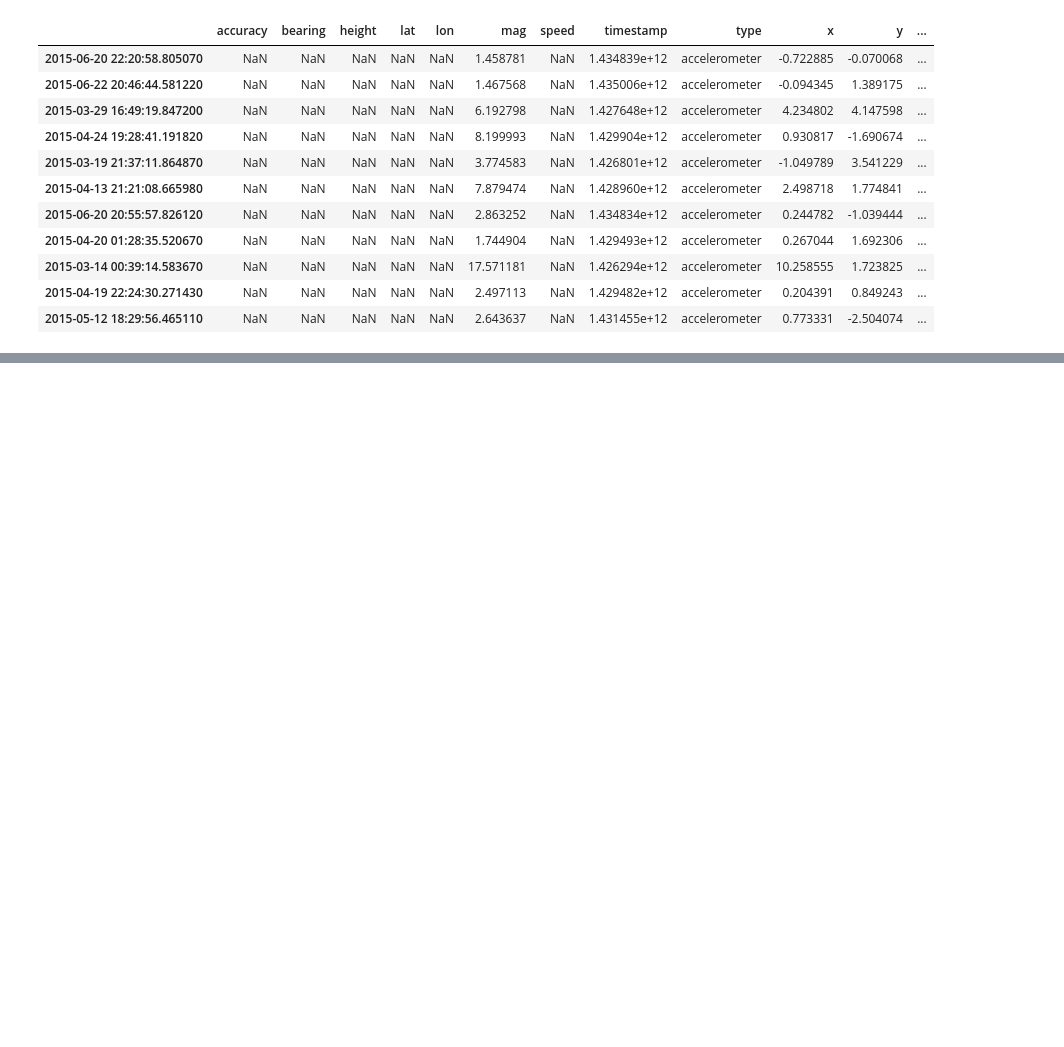
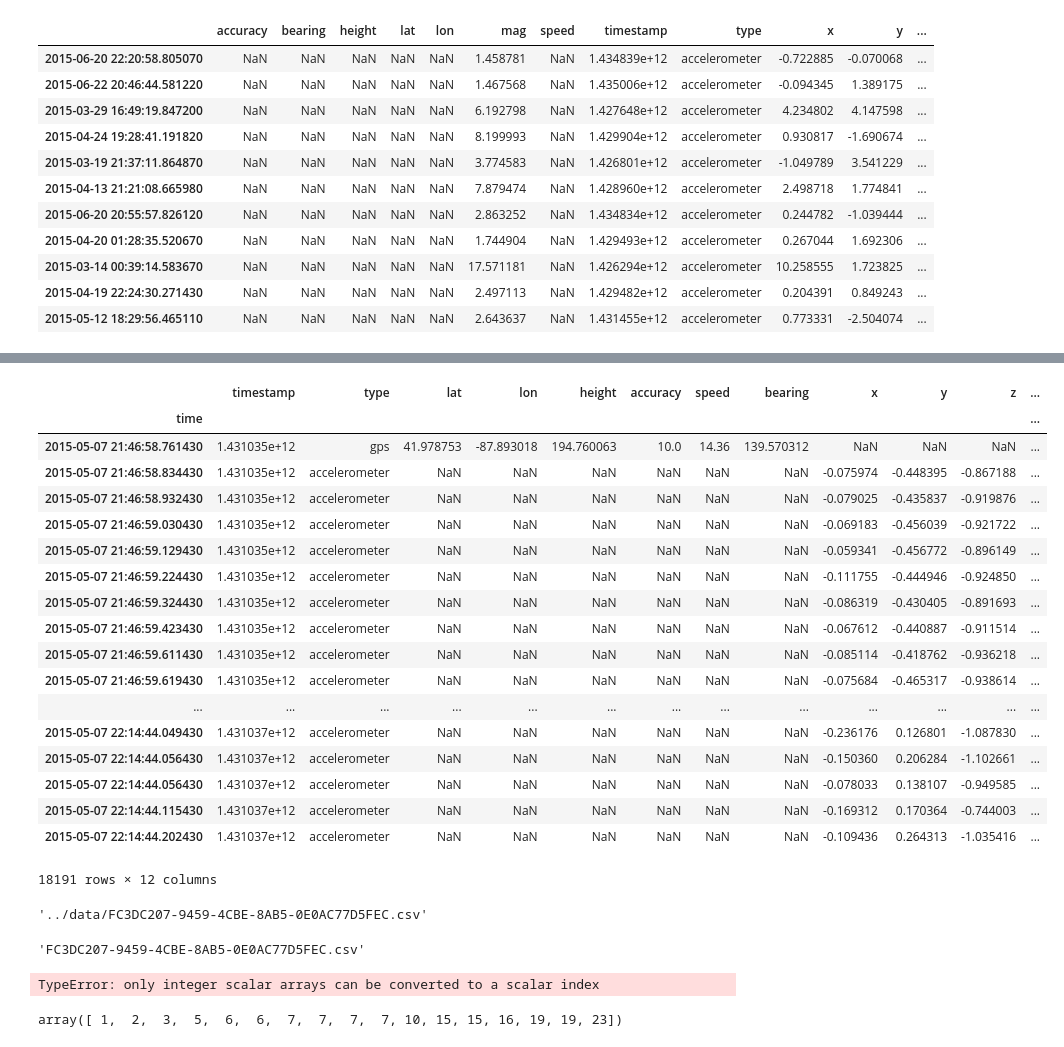
Before and after one commit to scottclay/Crash_Detection, a Jupyter notebook: notebooks/06.ipynb, the cells around one changed output, grey strips where cells are left out. Saved outputs shown, nothing was run; the diff lists cells and outputs as text; code cells hidden in the pictures; blank space fills up the shorter version.

```diff
--- a/notebooks/06.ipynb
+++ b/notebooks/06.ipynb
@@ -360,0 +447,38 @@ test
+# %%
+sorted_dfs[0]
+# %% [output]
+|  | timestamp | type | lat | lon | height | accuracy | speed | bearing | x | y | z | ... |
+| time |  |  |  |  |  |  |  |  |  |  |  | ... |
+| 2015-05-07 21:46:58.761430 | 1.431035e+12 | gps | 41.978753 | -87.893018 | 194.760063 | 10.0 | 14.36 | 139.570312 | NaN | NaN | NaN | ... |
+| 2015-05-07 21:46:58.834430 | 1.431035e+12 | accelerometer | NaN | NaN | NaN | NaN | NaN | NaN | -0.075974 | -0.448395 | -0.867188 | ... |
+| 2015-05-07 21:46:58.932430 | 1.431035e+12 | accelerometer | NaN | NaN | NaN | NaN | NaN | NaN | -0.079025 | -0.435837 | -0.919876 | ... |
+| 2015-05-07 21:46:59.030430 | 1.431035e+12 | accelerometer | NaN | NaN | NaN | NaN | NaN | NaN | -0.069183 | -0.456039 | -0.921722 | ... |
+| 2015-05-07 21:46:59.129430 | 1.431035e+12 | accelerometer | NaN | NaN | NaN | NaN | NaN | NaN | -0.059341 | -0.456772 | -0.896149 | ... |
+| 2015-05-07 21:46:59.224430 | 1.431035e+12 | accelerometer | NaN | NaN | NaN | NaN | NaN | NaN | -0.111755 | -0.444946 | -0.924850 | ... |
+| 2015-05-07 21:46:59.324430 | 1.431035e+12 | accelerometer | NaN | NaN | NaN | NaN | NaN | NaN | -0.086319 | -0.430405 | -0.891693 | ... |
+| 2015-05-07 21:46:59.423430 | 1.431035e+12 | accelerometer | NaN | NaN | NaN | NaN | NaN | NaN | -0.067612 | -0.440887 | -0.911514 | ... |
+| 2015-05-07 21:46:59.611430 | 1.431035e+12 | accelerometer | NaN | NaN | NaN | NaN | NaN | NaN | -0.085114 | -0.418762 | -0.936218 | ... |
+| 2015-05-07 21:46:59.619430 | 1.431035e+12 | accelerometer | NaN | NaN | NaN | NaN | NaN | NaN | -0.075684 | -0.465317 | -0.938614 | ... |
+| ... | ... | ... | ... | ... | ... | ... | ... | ... | ... | ... | ... | ... |
+| 2015-05-07 22:14:44.049430 | 1.431037e+12 | accelerometer | NaN | NaN | NaN | NaN | NaN | NaN | -0.236176 | 0.126801 | -1.087830 | ... |
+| 2015-05-07 22:14:44.056430 | 1.431037e+12 | accelerometer | NaN | NaN | NaN | NaN | NaN | NaN | -0.150360 | 0.206284 | -1.102661 | ... |
+| 2015-05-07 22:14:44.056430 | 1.431037e+12 | accelerometer | NaN | NaN | NaN | NaN | NaN | NaN | -0.078033 | 0.138107 | -0.949585 | ... |
+| 2015-05-07 22:14:44.115430 | 1.431037e+12 | accelerometer | NaN | NaN | NaN | NaN | NaN | NaN | -0.169312 | 0.170364 | -0.744003 | ... |
+| 2015-05-07 22:14:44.202430 | 1.431037e+12 | accelerometer | NaN | NaN | NaN | NaN | NaN | NaN | -0.109436 | 0.264313 | -1.035416 | ... |
+18191 rows × 12 columns
+# %%
+files[0]
+# %% [output]
+'../data/FC3DC207-9459-4CBE-8AB5-0E0AC77D5FEC.csv'
+# %%
+files[0].split('/')[2]
+# %% [output]
+'FC3DC207-9459-4CBE-8AB5-0E0AC77D5FEC.csv'
+# %%
+event_cut['filename'] = files[event_cut.driver.values].split('/')[2]
+# %% [output]
+TypeError: only integer scalar arrays can be converted to a scalar index
+# %%
+event_cut.driver.values
+# %% [output]
+array([ 1,  2,  3,  5,  6,  6,  7,  7,  7,  7, 10, 15, 15, 16, 19, 19, 23])
```
Also changed, not shown: parts of 15 cells of this notebook, 4 other files.
